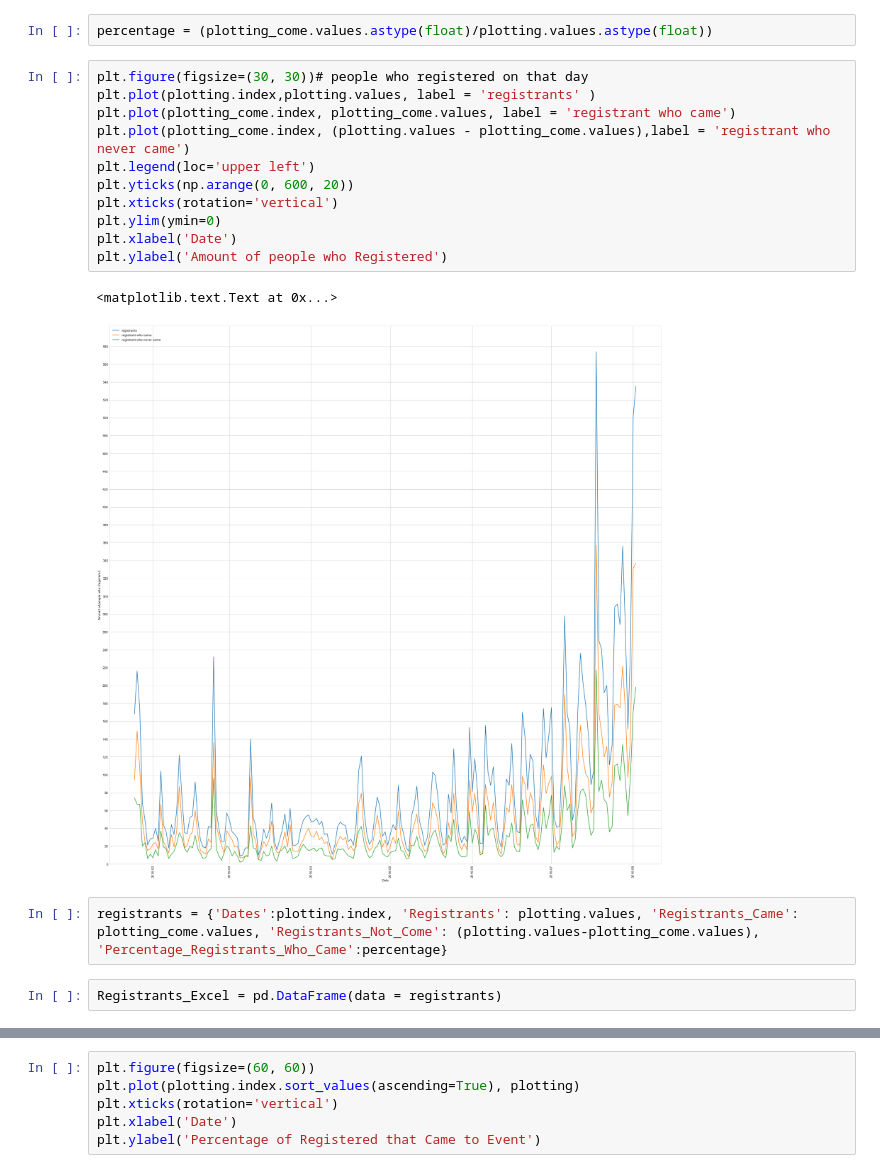
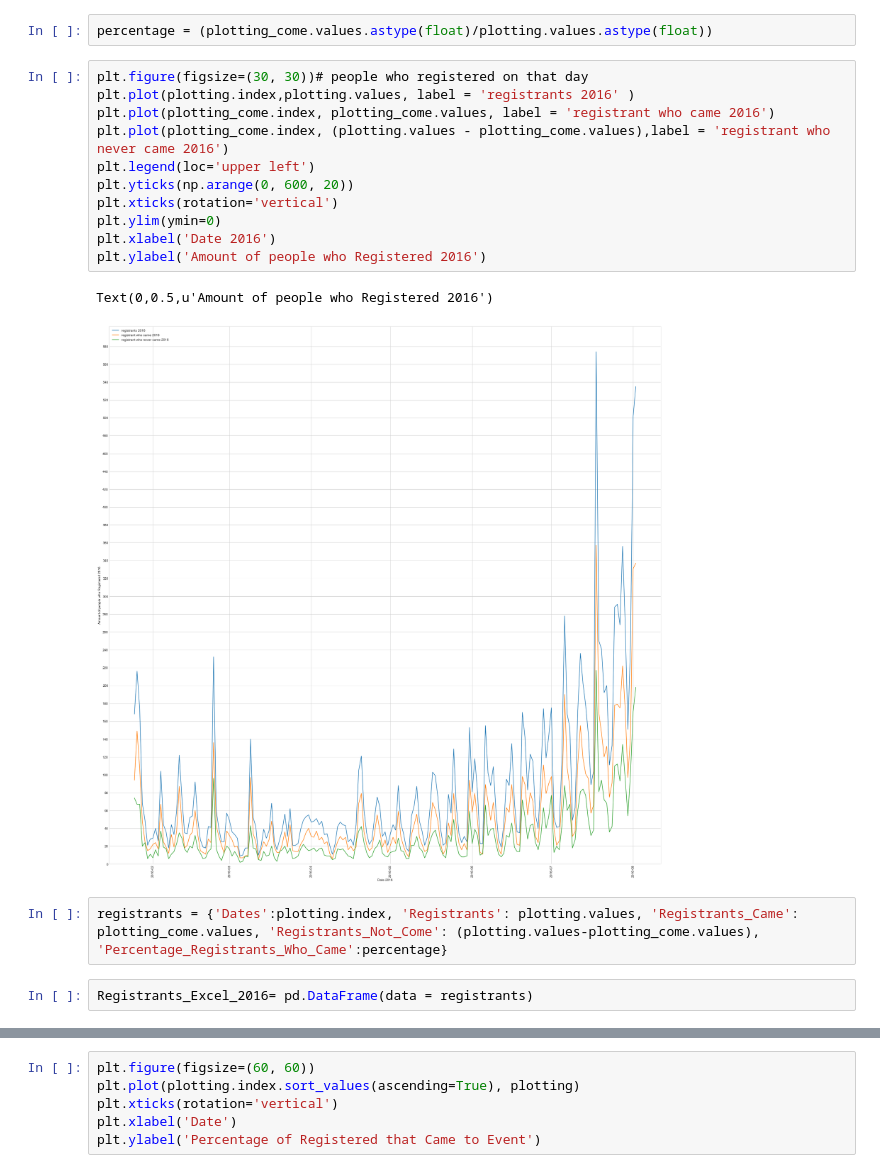
Before and after one commit to JohnHKleeman/MDG_Work, a Jupyter notebook: Trozzi_CoWorker_Project/SuperZoo_Analysis-Graphs.ipynb, the cells around one changed output, grey strips where cells are left out. Drawn from its saved outputs; the diff is of its cells as text.

```diff
--- a/Trozzi_CoWorker_Project/SuperZoo_Analysis-Graphs.ipynb
+++ b/Trozzi_CoWorker_Project/SuperZoo_Analysis-Graphs.ipynb
@@ -393,19 +460,19 @@ plotting_come = plotting_come.sort_index(ascending=True)
 percentage = (plotting_come.values.astype(float)/plotting.values.astype(float))
 # %%
 plt.figure(figsize=(30, 30))# people who registered on that day
-plt.plot(plotting.index,plotting.values, label = 'registrants' )
-plt.plot(plotting_come.index, plotting_come.values, label = 'registrant who came')
-plt.plot(plotting_come.index, (plotting.values - plotting_come.values),label = 'registrant who never came')
+plt.plot(plotting.index,plotting.values, label = 'registrants 2016' )
+plt.plot(plotting_come.index, plotting_come.values, label = 'registrant who came 2016')
+plt.plot(plotting_come.index, (plotting.values - plotting_come.values),label = 'registrant who never came 2016')
 plt.legend(loc='upper left')
 plt.yticks(np.arange(0, 600, 20))
 plt.xticks(rotation='vertical')
 plt.ylim(ymin=0)
-plt.xlabel('Date')
-plt.ylabel('Amount of people who Registered')
+plt.xlabel('Date 2016')
+plt.ylabel('Amount of people who Registered 2016')
 # %% [output]
-<matplotlib.text.Text at 0x...>
+Text(0,0.5,u'Amount of people who Registered 2016')
-[figure, old version]
+[figure, new version]
 # %%
 registrants = {'Dates':plotting.index, 'Registrants': plotting.values, 'Registrants_Came': plotting_come.values, 'Registrants_Not_Come': (plotting.values-plotting_come.values), 'Percentage_Registrants_Who_Came':percentage}
 # %%
-Registrants_Excel = pd.DataFrame(data = registrants)
+Registrants_Excel_2016= pd.DataFrame(data = registrants)
```
Also changed, not shown: parts of 21 cells of this notebook.
